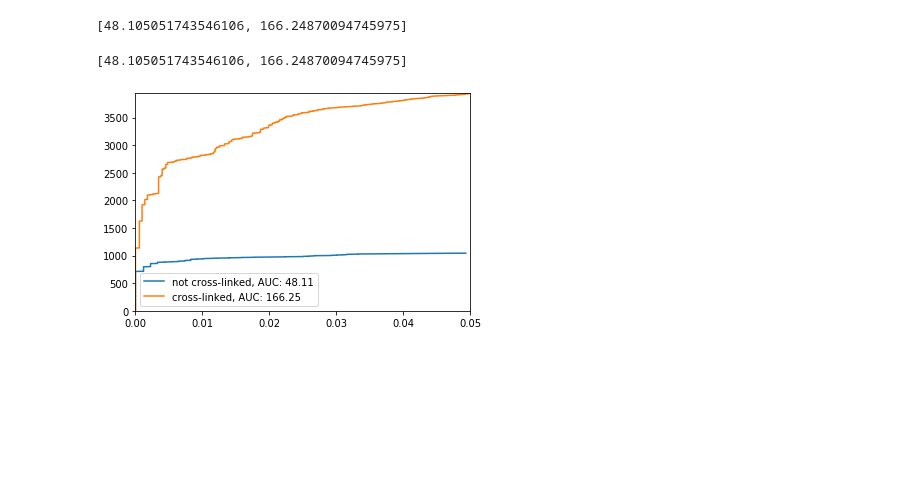
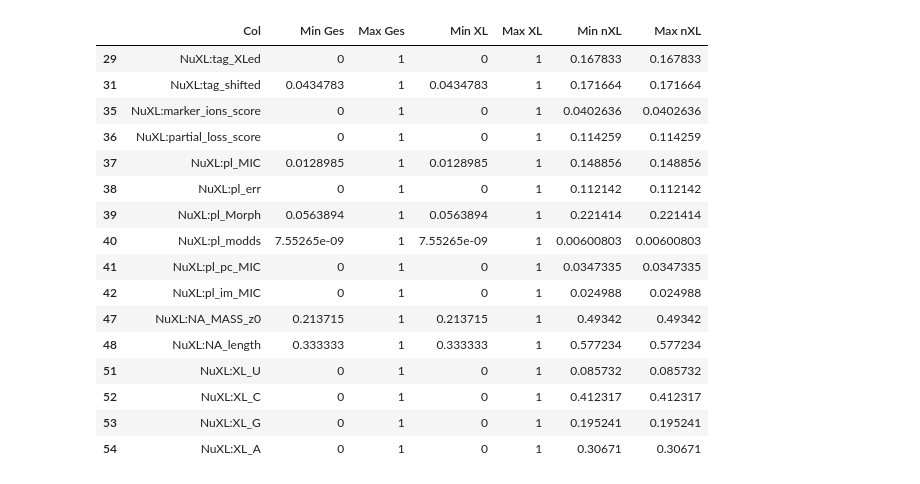
Before and after one commit to emilpaulitz/Bachelor-Thesis, a Jupyter notebook: src/Testing.ipynb, the cells around one changed output. Cells and saved outputs as stored; diff of their text form; code cells hidden in the pictures; blank space fills up the shorter version.

```diff
--- a/src/Testing.ipynb
+++ b/src/Testing.ipynb
@@ -129,8 +19,0 @@ plt.plot(auct)
-# %%
-%%time
-
-for col in dSlow:
-    try:
-        print(col, ': ', np.bincount(dSlow[col]))
-    except:
-        continue
@@ -222,9 +20,34 @@ Wall time: 24 ms
-# %%
-evalXL(dSlow, plot = False)
-# %% [output]
-[48.105051743546106, 166.24870094745975]
-# %%
-evalXL(dSlow)
-# %% [output]
-[48.105051743546106, 166.24870094745975]
-[figure, removed]
+# %%
+df = dSlow
+xlcol = 'NuXL:isXL'
+ls = []
+for col in df.columns:
+    ls.append([col])
+    ls[-1].append(min(df[col]))
+    ls[-1].append(max(df[col]))
+    ls[-1].append(min(df.loc[df[xlcol] == 1, col]))
+    ls[-1].append(max(df.loc[df[xlcol] == 1, col]))
+    ls[-1].append(min(df.loc[df[xlcol] == 0, col]))
+    ls[-1].append(max(df.loc[df[xlcol] == 0, col]))
+
+df = pd.DataFrame(ls, columns = ['Col','Min Ges', 'Max Ges', 'Min XL', 'Max XL', 'Min nXL', 'Max nXL'])
+colsToImputate = df.loc[(df['Min nXL'] == df['Max nXL']) & (df['Min XL'] != df['Max XL']), 'Col']
+df.loc[(df['Min nXL'] == df['Max nXL']) & (df['Min XL'] != df['Max XL'])]
+# %% [output]
+|  | Col | Min Ges | Max Ges | Min XL | Max XL | Min nXL | Max nXL |
+| 29 | NuXL:tag_XLed | 0 | 1 | 0 | 1 | 0.167833 | 0.167833 |
+| 31 | NuXL:tag_shifted | 0.0434783 | 1 | 0.0434783 | 1 | 0.171664 | 0.171664 |
+| 35 | NuXL:marker_ions_score | 0 | 1 | 0 | 1 | 0.0402636 | 0.0402636 |
+| 36 | NuXL:partial_loss_score | 0 | 1 | 0 | 1 | 0.114259 | 0.114259 |
+| 37 | NuXL:pl_MIC | 0.0128985 | 1 | 0.0128985 | 1 | 0.148856 | 0.148856 |
+| 38 | NuXL:pl_err | 0 | 1 | 0 | 1 | 0.112142 | 0.112142 |
+| 39 | NuXL:pl_Morph | 0.0563894 | 1 | 0.0563894 | 1 | 0.221414 | 0.221414 |
+| 40 | NuXL:pl_modds | 7.55265e-09 | 1 | 7.55265e-09 | 1 | 0.00600803 | 0.00600803 |
+| 41 | NuXL:pl_pc_MIC | 0 | 1 | 0 | 1 | 0.0347335 | 0.0347335 |
+| 42 | NuXL:pl_im_MIC | 0 | 1 | 0 | 1 | 0.024988 | 0.024988 |
+| 47 | NuXL:NA_MASS_z0 | 0.213715 | 1 | 0.213715 | 1 | 0.49342 | 0.49342 |
+| 48 | NuXL:NA_length | 0.333333 | 1 | 0.333333 | 1 | 0.577234 | 0.577234 |
+| 51 | NuXL:XL_U | 0 | 1 | 0 | 1 | 0.085732 | 0.085732 |
+| 52 | NuXL:XL_C | 0 | 1 | 0 | 1 | 0.412317 | 0.412317 |
+| 53 | NuXL:XL_G | 0 | 1 | 0 | 1 | 0.195241 | 0.195241 |
+| 54 | NuXL:XL_A | 0 | 1 | 0 | 1 | 0.30671 | 0.30671 |
```
Also changed, not shown: parts of 16 cells of this notebook, 11 other files.
